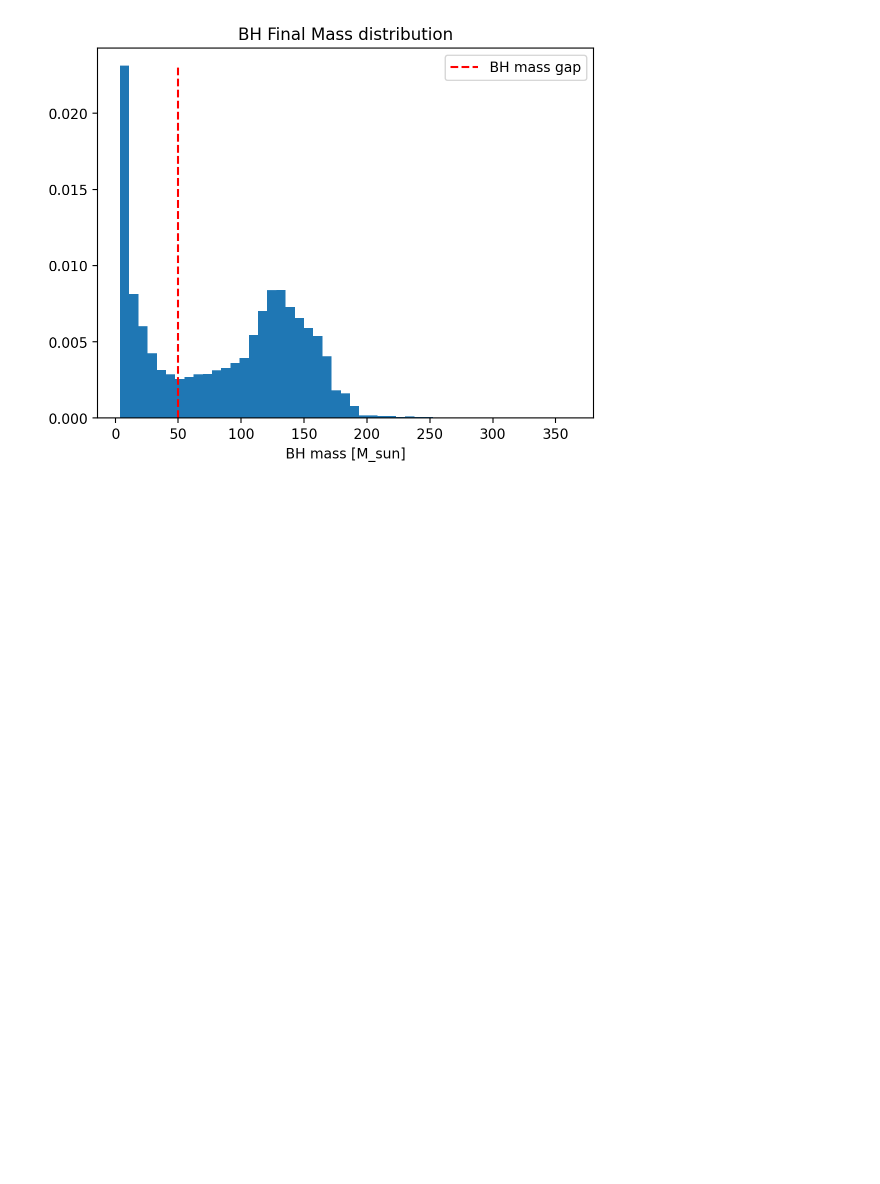
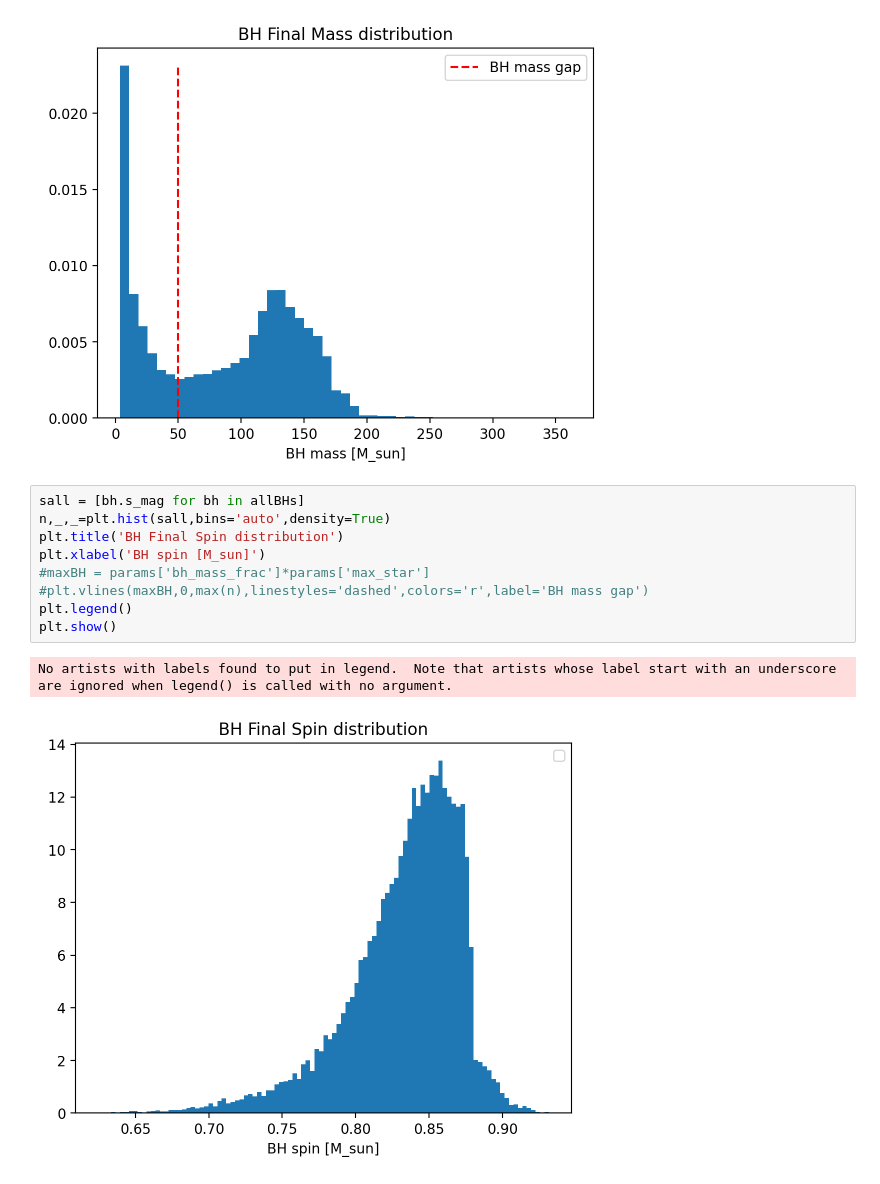
Before and after one commit to GersbachKa/BBH-kick-sim, a Jupyter notebook: ClusterScripts/[K]ViewingManySims.ipynb, the cells around one changed output. Drawn from its saved outputs; the diff is of its cells as text; blank space fills up the shorter version.

```diff
--- a/ClusterScripts/[K]ViewingManySims.ipynb
+++ b/ClusterScripts/[K]ViewingManySims.ipynb
@@ -35,3 +38,15 @@ plt.legend()
 plt.show()
 # %% [output]
 [figure]
+# %%
+sall = [bh.s_mag for bh in allBHs]
+n,_,_=plt.hist(sall,bins='auto',density=True)
+plt.title('BH Final Spin distribution')
+plt.xlabel('BH spin [M_sun]')
+#maxBH = params['bh_mass_frac']*params['max_star']
+#plt.vlines(maxBH,0,max(n),linestyles='dashed',colors='r',label='BH mass gap')
+plt.legend()
+plt.show()
+# %% [output]
+No artists with labels found to put in legend.  Note that artists whose label start with an underscore are ignored when legend() is called with no argument.
+[figure, added]
```
Also changed, not shown: parts of 2 cells of this notebook, 1 other file.
